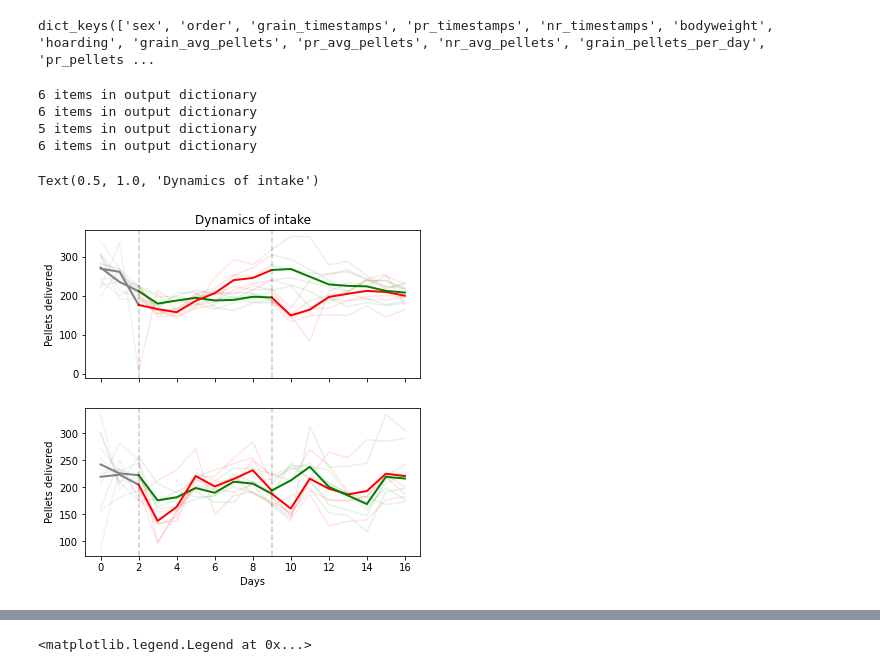
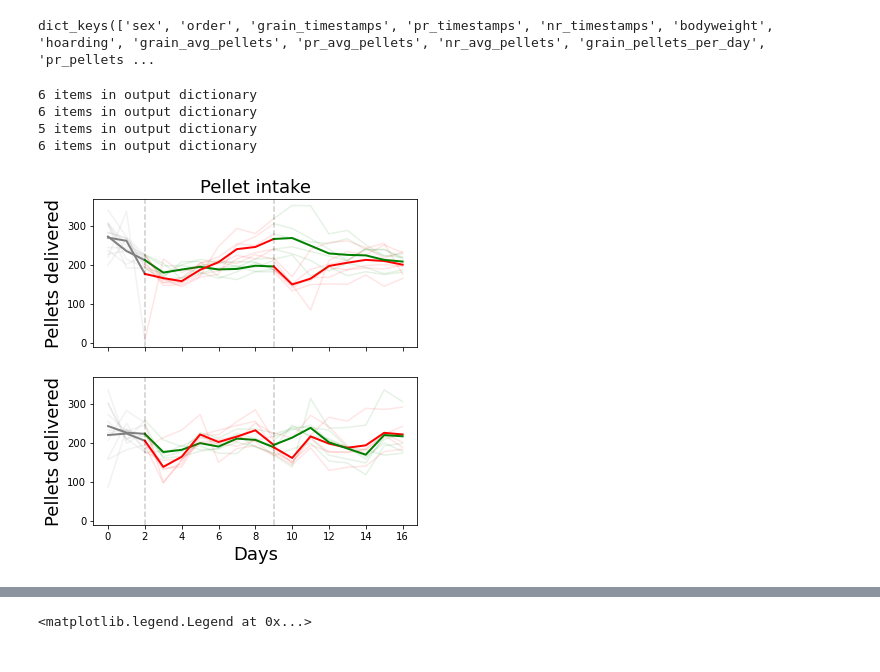
Before and after one commit to Htbibalan/FEDProtein, a Jupyter notebook: notebooks/POSTER FIGS.ipynb, the cells around one changed output, grey strips where cells are left out. Cells and saved outputs as stored; diff of their text form; code cells hidden in the pictures.

```diff
--- a/notebooks/POSTER FIGS.ipynb
+++ b/notebooks/POSTER FIGS.ipynb
@@ -42,6 +42,7 @@ def timeline_multicolor_fig(data, ax=[], ylabel="", colors=[], day_split=[2, 9],
         f, ax = plt.subplots() #could check if ax is axis object
 
     colors_reversed = colors[-1:]
+    #plt.rcParams["font.size"] = 18
 
     for group in data:
         for trace in group:
@@ -57,41 +58,40 @@ def timeline_multicolor_fig(data, ax=[], ylabel="", colors=[], day_split=[2, 9],
 
         colors.reverse()
 
-    ax.set_ylabel(ylabel)
+    ax.set_ylabel(ylabel, fontsize= 18)
     ax.axvline(2, linestyle="--", color="k", alpha=0.2)
     ax.axvline(9, linestyle="--", color="k", alpha=0.2)
 
     ax.spines["top"].set_visible(True)
     ax.spines["right"].set_visible(True)
 
 
     return ax
 
 nrpr_male_selector = {"order": 1, "sex": "M"}
 prnr_male_selector = {"order": 2, "sex": "M"}
 nrpr_female_selector = {"order": 1, "sex": "F"}
 prnr_female_selector = {"order": 2, "sex": "F"}
 
 nrpr_m = get_data_fields(mice, ["all_pellets_per_day"], nrpr_male_selector)
 prnr_m = get_data_fields(mice, ["all_pellets_per_day"], prnr_male_selector)
 nrpr_f = get_data_fields(mice, ["all_pellets_per_day"], nrpr_female_selector)
 prnr_f = get_data_fields(mice, ["all_pellets_per_day"], prnr_female_selector)
 
-f, ax = plt.subplots(nrows=2, sharex=True, figsize=(6,6))
+f, ax = plt.subplots(nrows=2, sharex=True, figsize=(6,6), gridspec_kw= {"left": 0.15})
 
 timeline_multicolor_fig([nrpr_m, prnr_m], colors=["green", "red"], ylabel="Pellets delivered", ax=ax[0])
 timeline_multicolor_fig([nrpr_f, prnr_f], colors=["green", "red"], ylabel="Pellets delivered", ax=ax[1])
 
-ax[1].set_xlabel("Days")
-ax[0].set_title("Dynamics of intake")
+ax[1].set_xlabel("Days", fontsize = 18)
+ax[0].set_title("Pellet intake", fontsize = 18)
+ax[1].set_ylim(ax[0].get_ylim())
 
-
-#figfolder = "C:\\Users\\hta031\OneDrive - UiT Office 365\\Documents\\People\\Hamid\\Presentations\\SSIB2022\\Poster\\Fig\\"
+figfolder = "C:\\Users\\hta031\OneDrive - UiT Office 365\\Documents\\People\\Hamid\\Presentations\\SSIB2022\\Poster\\Fig\\"
 #f.savefig(figfolder + "timeline pellets delievered.pdf")
 # %% [output]
 6 items in output dictionary
 6 items in output dictionary
 5 items in output dictionary
 6 items in output dictionary
-Text(0.5, 1.0, 'Dynamics of intake')
-[figure, old version]
+[figure, new version]
```
Also changed, not shown: parts of 14 cells of this notebook, 6 other files.
